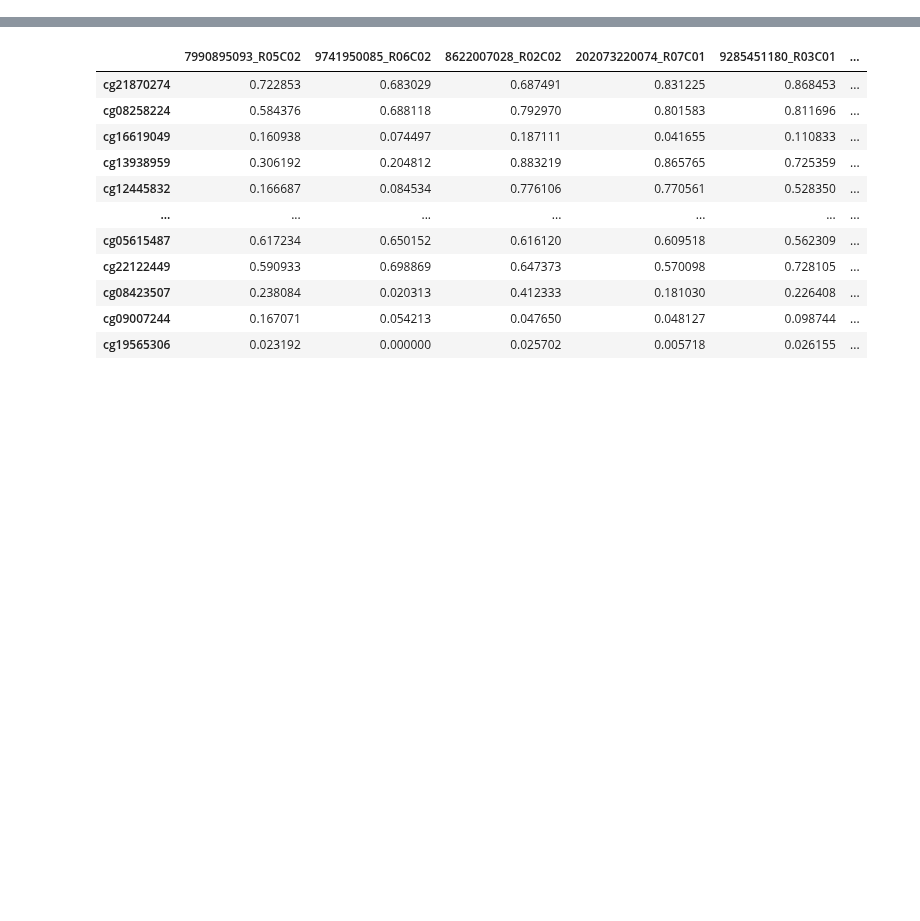
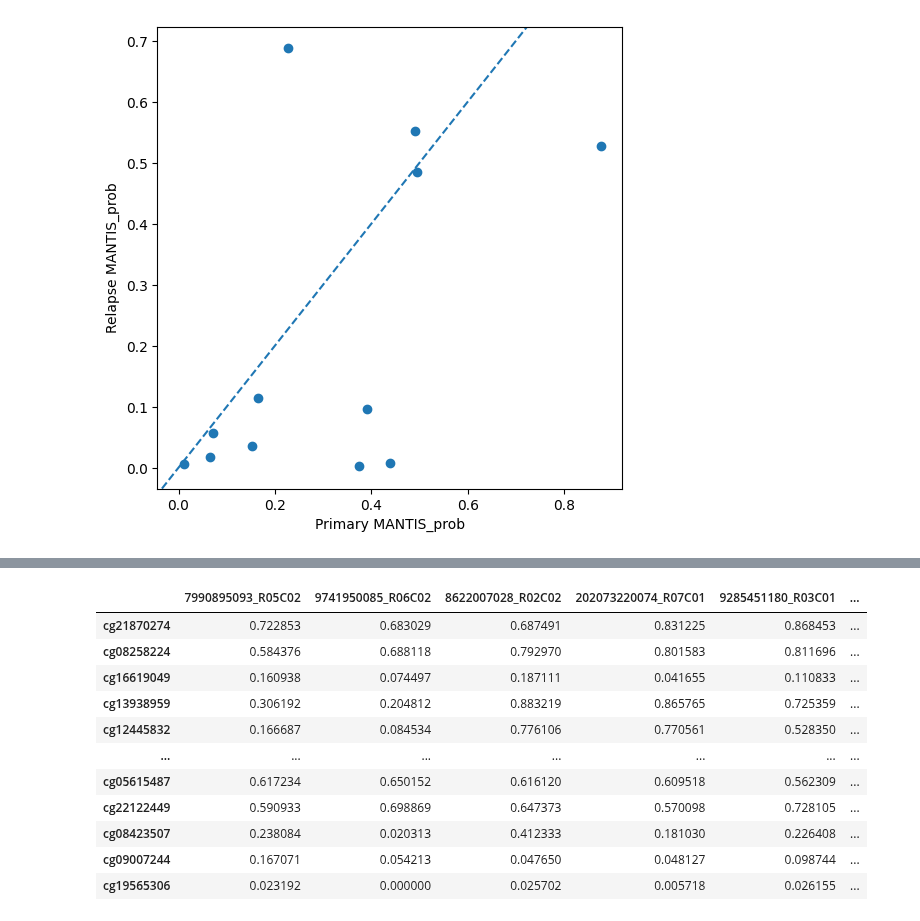
Before and after one commit to sstefan01/methylation-survival, a Jupyter notebook: scratch_eval.ipynb, the cells around one changed output, grey strips where cells are left out. Cells and saved outputs as stored; diff of their text form; code cells hidden in the pictures; blank space fills up the shorter version.

```diff
--- a/scratch_eval.ipynb
+++ b/scratch_eval.ipynb
@@ -13,0 +143,5 @@ from sklearn.metrics import brier_score_loss
+# %%
+# relapse_meta = pd.read_csv('full_metadata/Relapse_metadata_ks09182019.txt', sep = '\t', index_col = 0)
+relapse_meta = pd.read_csv('full_metadata/relapse_meta_with_mantis_probs_20261703.csv', index_col = 0)
+relapse_meta.Exclude_for_pairs.value_counts()
+relapse_meta["MANTIS_prob_met"] = interpolated_probs[:, 51]
@@ -13,0 +168,3 @@ from sklearn.metrics import brier_score_loss
+# %%
+relapse_meta = relapse_meta.loc[relapse_meta.Exclude_final_cohort == False]
+relapse_meta
@@ -13,0 +287,12 @@ from sklearn.metrics import brier_score_loss
+# %%
+x = pair_xy.loc[pair_xy.primary_cohort == "SJ"].x
+y = pair_xy.loc[pair_xy.primary_cohort == "SJ"].y
+
+plt.figure(figsize=(6, 6))
+plt.scatter(x, y)
+plt.xlabel("Primary MANTIS_prob")
+plt.ylabel("Relapse MANTIS_prob")
+plt.axline((0, 0), slope=1, linestyle="--")
+plt.show()
+# %% [output]
+[figure, added]
```
Also changed, not shown: parts of 48 cells of this notebook, 3 other files.
